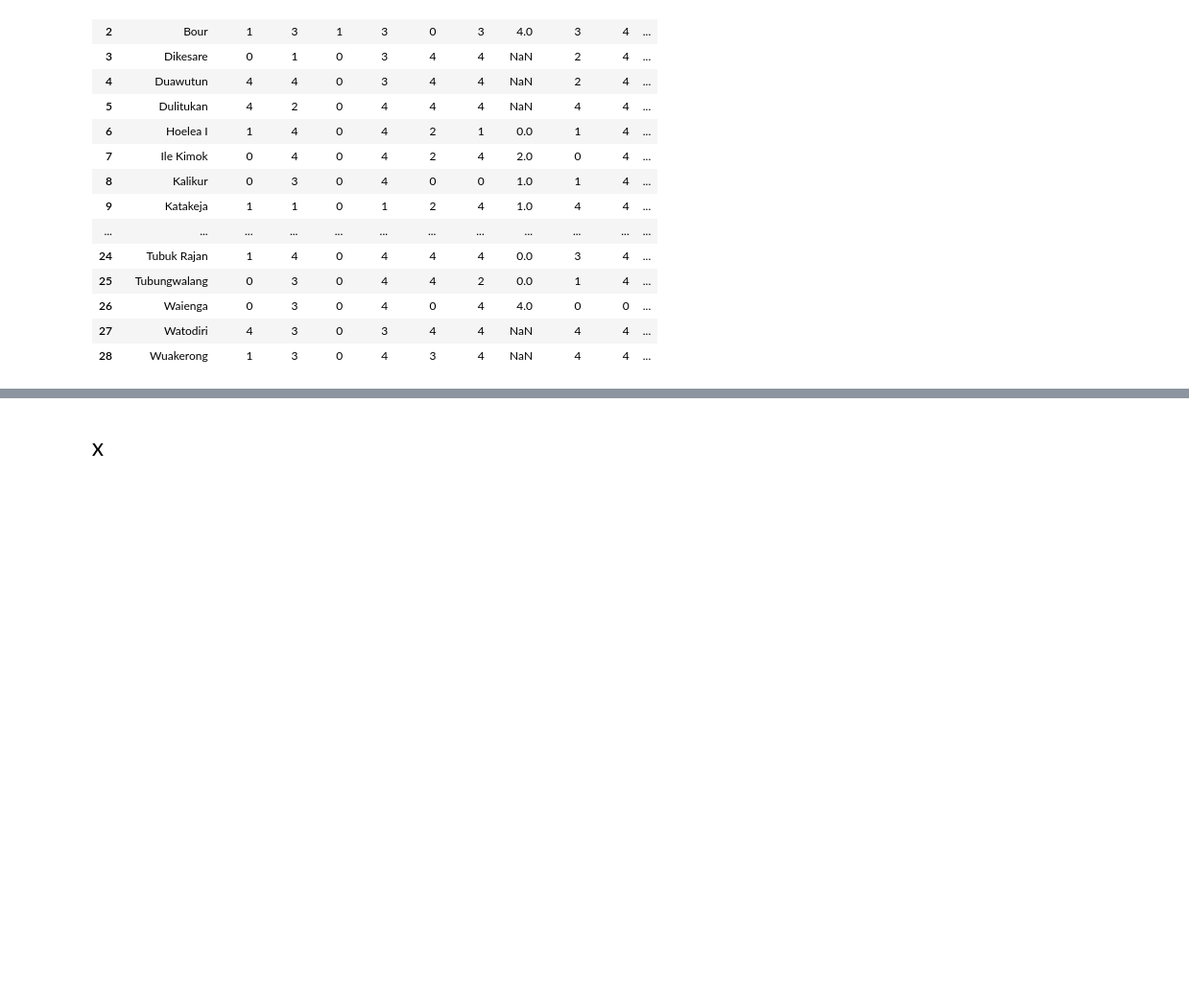
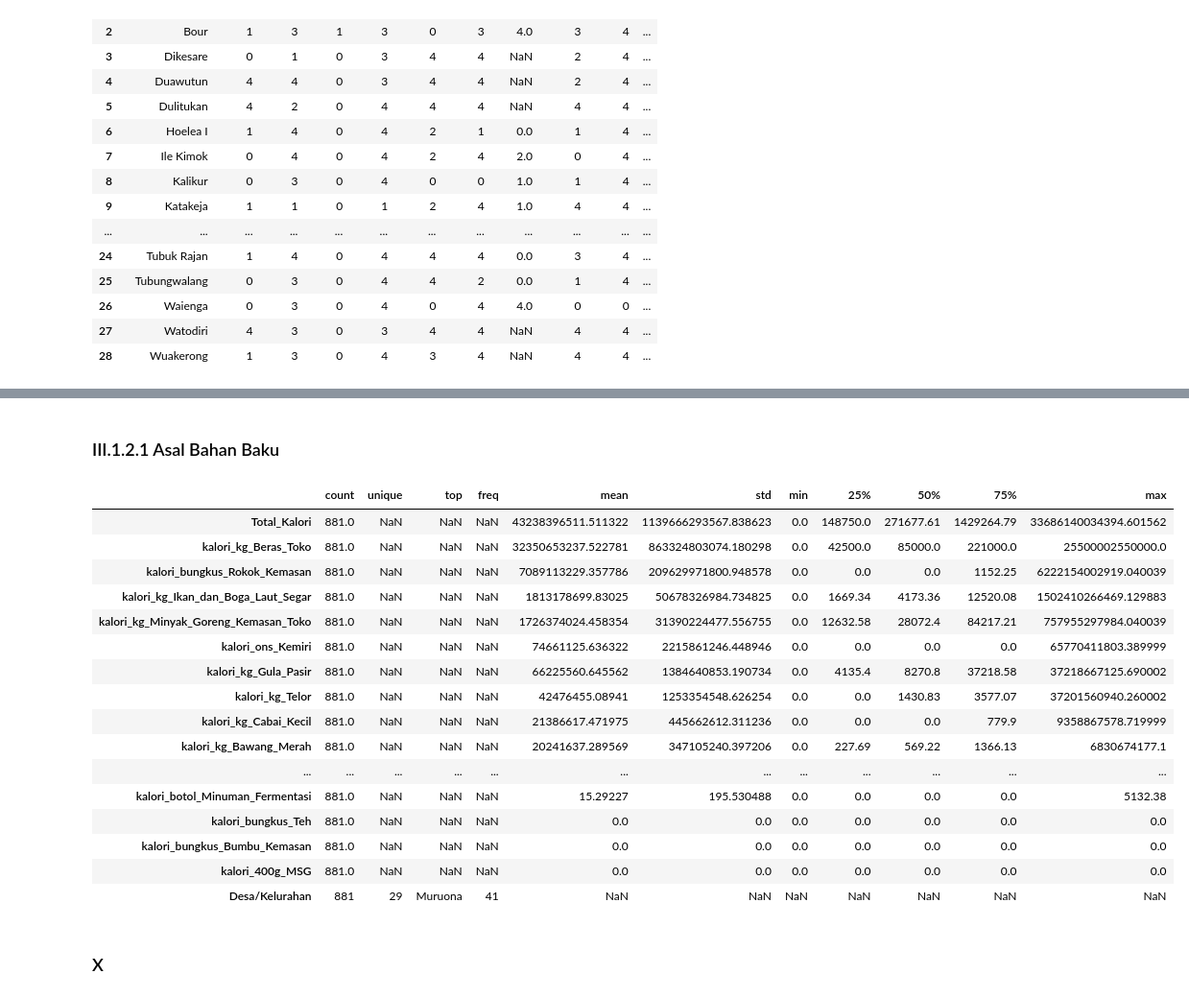
Before and after one commit to hldfiadn/rumah-tangga-mbkp, a Jupyter notebook: df sesuai atribut/perhitungan_IKP.ipynb, the cells around one changed output, grey strips where cells are left out. Shown at 96% size. Drawn from its saved outputs; the diff is of its cells as text; code cells hidden in the pictures; blank space fills up the shorter version.

Commit message:
indeks shanon done, mulai asal bahan

```diff
--- a/df sesuai atribut/perhitungan_IKP.ipynb
+++ b/df sesuai atribut/perhitungan_IKP.ipynb
@@ -1968,3 +2103,27 @@ IKP
+# %% [markdown]
+### III.1.2.1 Asal Bahan Baku
+# %%
+desc = df_kal.describe(include="all").T
+desc_sorted = desc.sort_values(by="mean", ascending=False)  # NaN otomatis di bawah
+desc_sorted
+# %% [output]
+|  | count | unique | top | freq | mean | std | min | 25% | 50% | 75% | max |
+| Total_Kalori | 881.0 | NaN | NaN | NaN | 43238396511.511322 | 1139666293567.838623 | 0.0 | 148750.0 | 271677.61 | 1429264.79 | 33686140034394.601562 |
+| kalori_kg_Beras_Toko | 881.0 | NaN | NaN | NaN | 32350653237.522781 | 863324803074.180298 | 0.0 | 42500.0 | 85000.0 | 221000.0 | 25500002550000.0 |
+| kalori_bungkus_Rokok_Kemasan | 881.0 | NaN | NaN | NaN | 7089113229.357786 | 209629971800.948578 | 0.0 | 0.0 | 0.0 | 1152.25 | 6222154002919.040039 |
+| kalori_kg_Ikan_dan_Boga_Laut_Segar | 881.0 | NaN | NaN | NaN | 1813178699.83025 | 50678326984.734825 | 0.0 | 1669.34 | 4173.36 | 12520.08 | 1502410266469.129883 |
+| kalori_kg_Minyak_Goreng_Kemasan_Toko | 881.0 | NaN | NaN | NaN | 1726374024.458354 | 31390224477.556755 | 0.0 | 12632.58 | 28072.4 | 84217.21 | 757955297984.040039 |
+| kalori_ons_Kemiri | 881.0 | NaN | NaN | NaN | 74661125.636322 | 2215861246.448946 | 0.0 | 0.0 | 0.0 | 0.0 | 65770411803.389999 |
+| kalori_kg_Gula_Pasir | 881.0 | NaN | NaN | NaN | 66225560.645562 | 1384640853.190734 | 0.0 | 4135.4 | 8270.8 | 37218.58 | 37218667125.690002 |
+| kalori_kg_Telor | 881.0 | NaN | NaN | NaN | 42476455.08941 | 1253354548.626254 | 0.0 | 0.0 | 1430.83 | 3577.07 | 37201560940.260002 |
+| kalori_kg_Cabai_Kecil | 881.0 | NaN | NaN | NaN | 21386617.471975 | 445662612.311236 | 0.0 | 0.0 | 0.0 | 779.9 | 9358867578.719999 |
+| kalori_kg_Bawang_Merah | 881.0 | NaN | NaN | NaN | 20241637.289569 | 347105240.397206 | 0.0 | 227.69 | 569.22 | 1366.13 | 6830674177.1 |
+| ... | ... | ... | ... | ... | ... | ... | ... | ... | ... | ... | ... |
+| kalori_botol_Minuman_Fermentasi | 881.0 | NaN | NaN | NaN | 15.29227 | 195.530488 | 0.0 | 0.0 | 0.0 | 0.0 | 5132.38 |
+| kalori_bungkus_Teh | 881.0 | NaN | NaN | NaN | 0.0 | 0.0 | 0.0 | 0.0 | 0.0 | 0.0 | 0.0 |
+| kalori_bungkus_Bumbu_Kemasan | 881.0 | NaN | NaN | NaN | 0.0 | 0.0 | 0.0 | 0.0 | 0.0 | 0.0 | 0.0 |
+| kalori_400g_MSG | 881.0 | NaN | NaN | NaN | 0.0 | 0.0 | 0.0 | 0.0 | 0.0 | 0.0 | 0.0 |
+| Desa/Kelurahan | 881 | 29 | Muruona | 41 | NaN | NaN | NaN | NaN | NaN | NaN | NaN |
 # %% [markdown]
 ### X
 # %%
```
Also changed, not shown: parts of 7 cells of this notebook.
